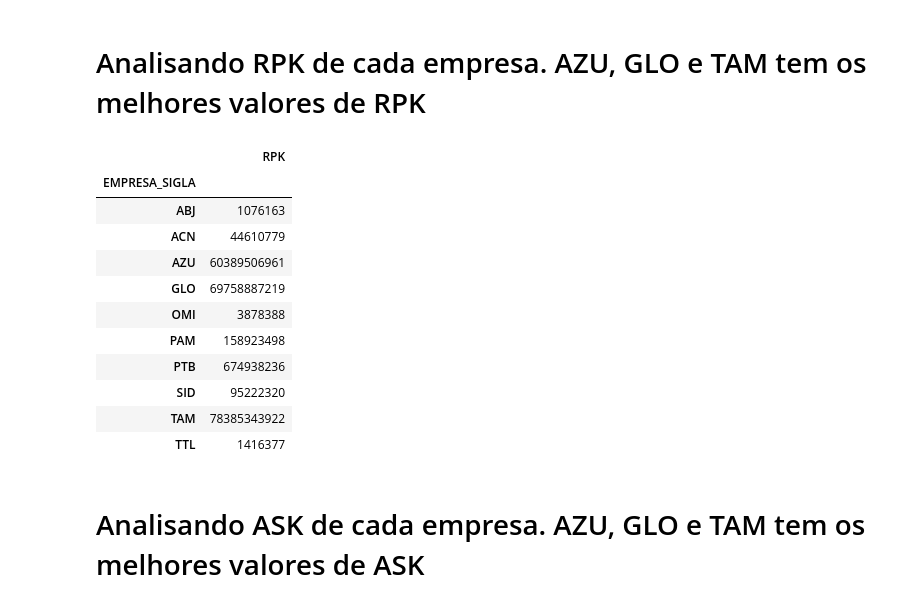
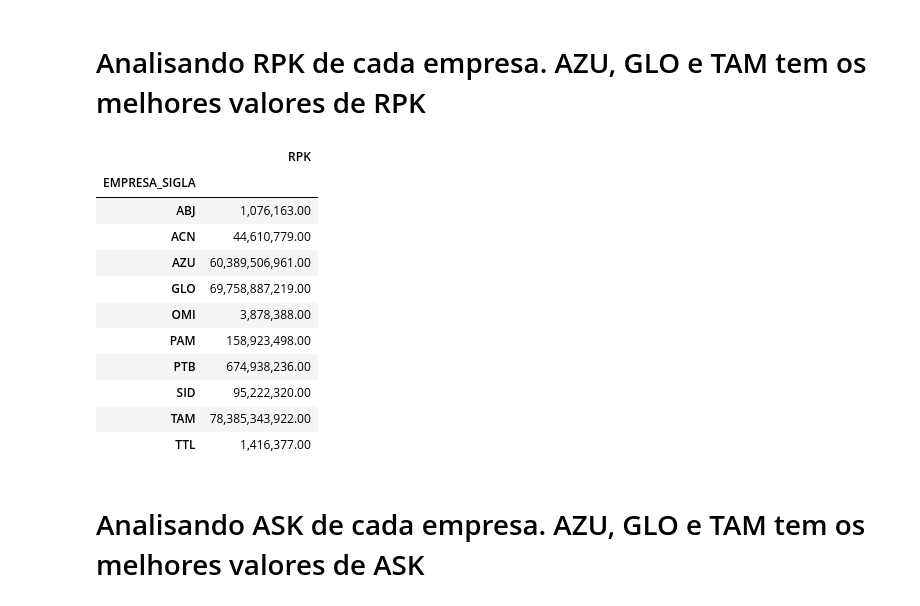
Before and after one commit to lgmro/analise_dados_big_data, a Jupyter notebook: Analise_Descritiva.ipynb, the cells around one changed output. Saved outputs shown, nothing was run; the diff lists cells and outputs as text; code cells hidden in the pictures.

```diff
--- a/Analise_Descritiva.ipynb
+++ b/Analise_Descritiva.ipynb
@@ -7,6 +7,9 @@ import seaborn as sns
 
 base = pd.read_csv('Anac_data.csv')
 display(base)
+
+def formatar(valor):
+    return "{:,.2f}".format(valor)
 # %% [output]
 |  | EMPRESA_SIGLA | EMPRESA_NOME | ANO | MES | AEROPORTO_DE_ORIGEM_SIGLA | AEROPORTO_DE_ORIGEM_NOME | ... |
 | 0 | ABJ | ATA - AEROTÁXI ABAETÉ LTDA. | 2022 | 1 | SBSV | SALVADOR | ... |
@@ -90,20 +93,21 @@ dtype: int64
 # Analisando RPK de cada empresa. AZU, GLO e TAM tem os melhores valores de RPK
 # %%
 rpk_empresa = base[['EMPRESA_SIGLA', 'RPK']].groupby('EMPRESA_SIGLA').sum()
+rpk_empresa["RPK"] = rpk_empresa["RPK"].apply(formatar)
 display(rpk_empresa)
 # %% [output]
 |  | RPK |
 | EMPRESA_SIGLA |  |
-| ABJ | 1076163 |
-| ACN | 44610779 |
-| AZU | 60389506961 |
-| GLO | 69758887219 |
-| OMI | 3878388 |
-| PAM | 158923498 |
-| PTB | 674938236 |
-| SID | 95222320 |
-| TAM | 78385343922 |
-| TTL | 1416377 |
+| ABJ | 1,076,163.00 |
+| ACN | 44,610,779.00 |
+| AZU | 60,389,506,961.00 |
+| GLO | 69,758,887,219.00 |
+| OMI | 3,878,388.00 |
+| PAM | 158,923,498.00 |
+| PTB | 674,938,236.00 |
+| SID | 95,222,320.00 |
+| TAM | 78,385,343,922.00 |
+| TTL | 1,416,377.00 |
 # %% [markdown]
 # Analisando ASK de cada empresa. AZU, GLO e TAM tem os melhores valores de ASK
 # %%
```
Also changed, not shown: parts of 3 cells of this notebook.
